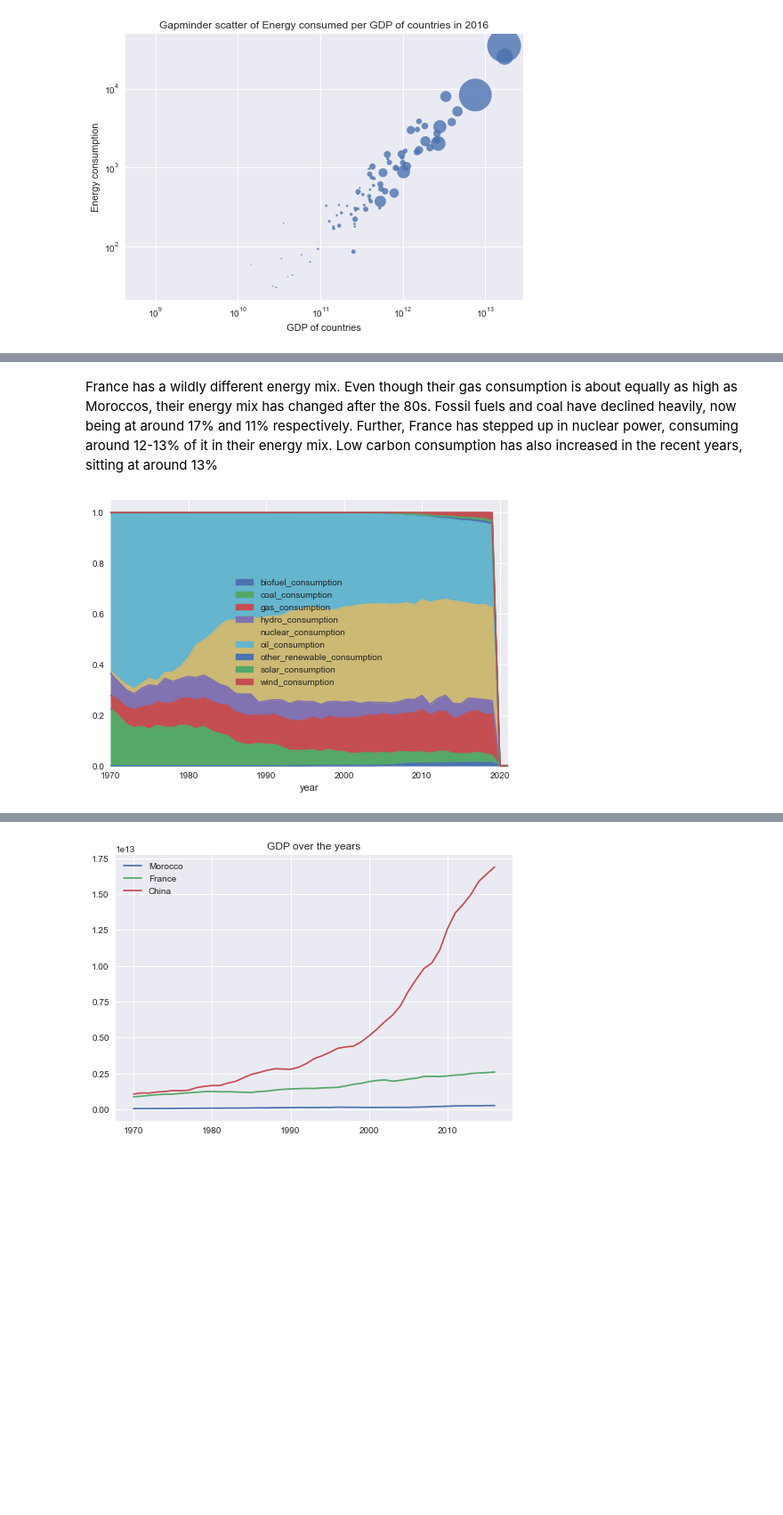
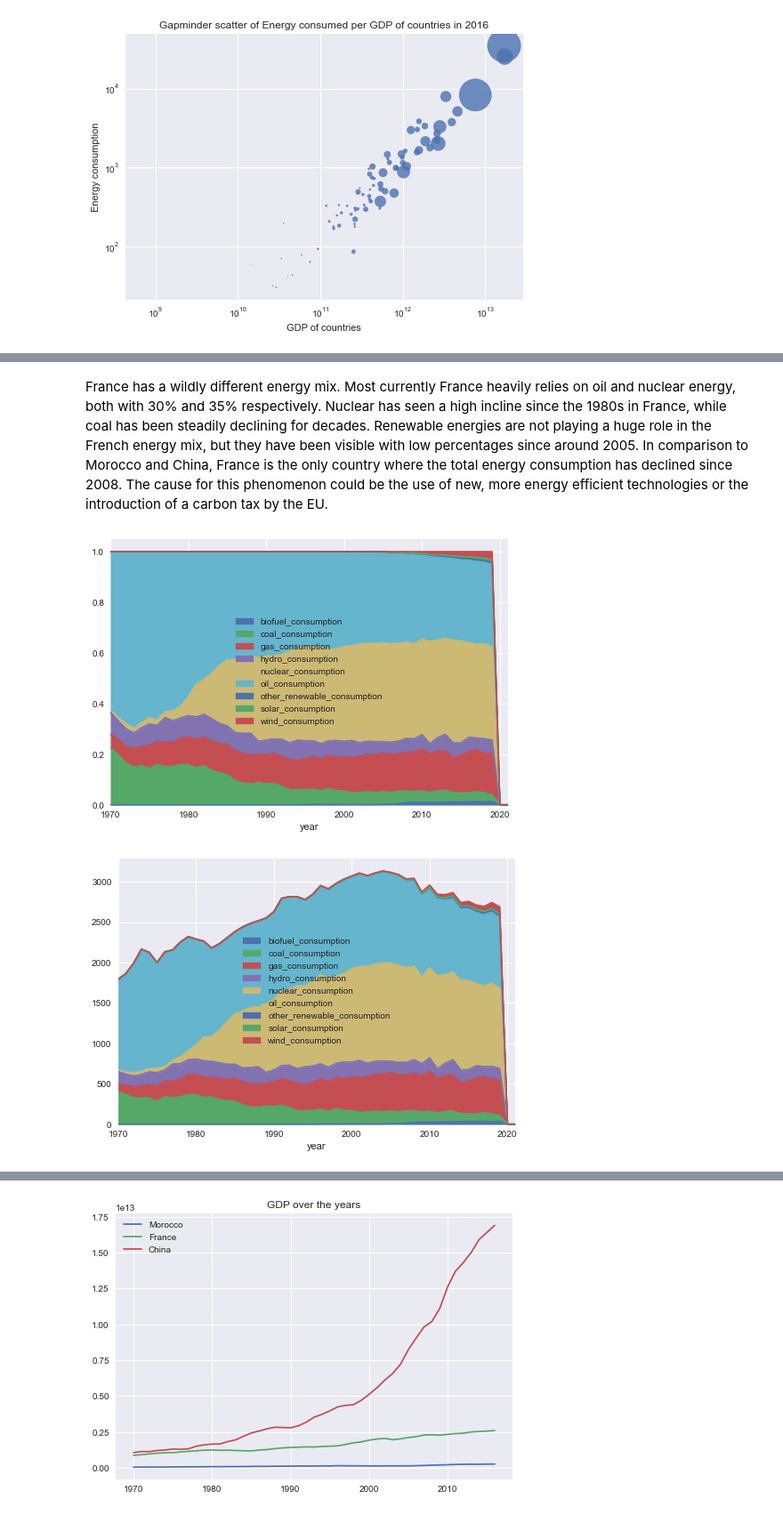
Before and after one commit to Milkafreak/Group_05, a Jupyter notebook: Showcase_notebook.ipynb, the cells around one changed output, grey strips where cells are left out. Shown: that part at 89% size. Drawn from its saved outputs; the diff is of its cells as text; code cells hidden in the pictures; blank space fills up the shorter version.

```diff
--- a/Showcase_notebook.ipynb
+++ b/Showcase_notebook.ipynb
@@ -35,7 +40,10 @@ x.plot_consumption("Morocco",normalize=True)
 # %% [markdown]
-France has a wildly different energy mix. Even though their gas consumption is about equally as high as Moroccos, their energy mix has changed after the 80s. Fossil fuels and coal have declined heavily, now being at around 17% and 11% respectively. Further, France has stepped up in nuclear power, consuming around 12-13% of it in their energy mix. Low carbon consumption has also increased in the recent years, sitting at around 13%
+France has a wildly different energy mix. Most currently France heavily relies on oil and nuclear energy, both with 30% and 35% respectively. Nuclear has seen a high incline since the 1980s in France, while coal has been steadily declining for decades. Renewable energies are not playing a huge role in the French energy mix, but they have been visible with low percentages since around 2005.
+In comparison to Morocco and China, France is the only country where the total energy consumption has declined since 2008. The cause for this phenomenon could be the use of new, more energy efficient technologies or the introduction of a carbon tax by the EU.
 # %%
 x.plot_consumption("France",normalize=True)
+x.plot_consumption("France",normalize=False)
 # %% [output]
 [figure]
+[figure, added]
 # %% [markdown]
```
Also changed, not shown: parts of 15 cells of this notebook, 2 other files.
